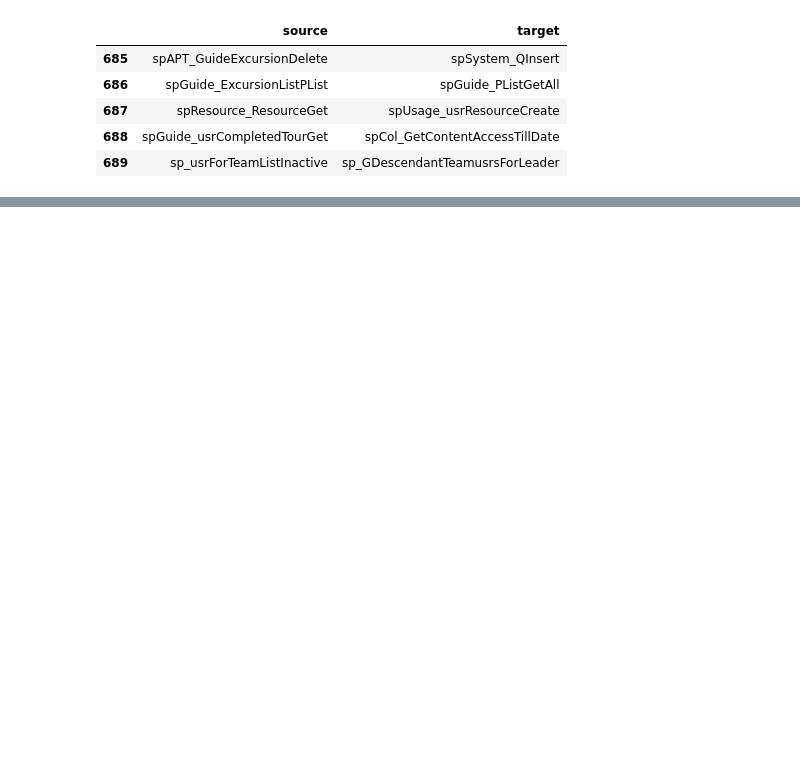
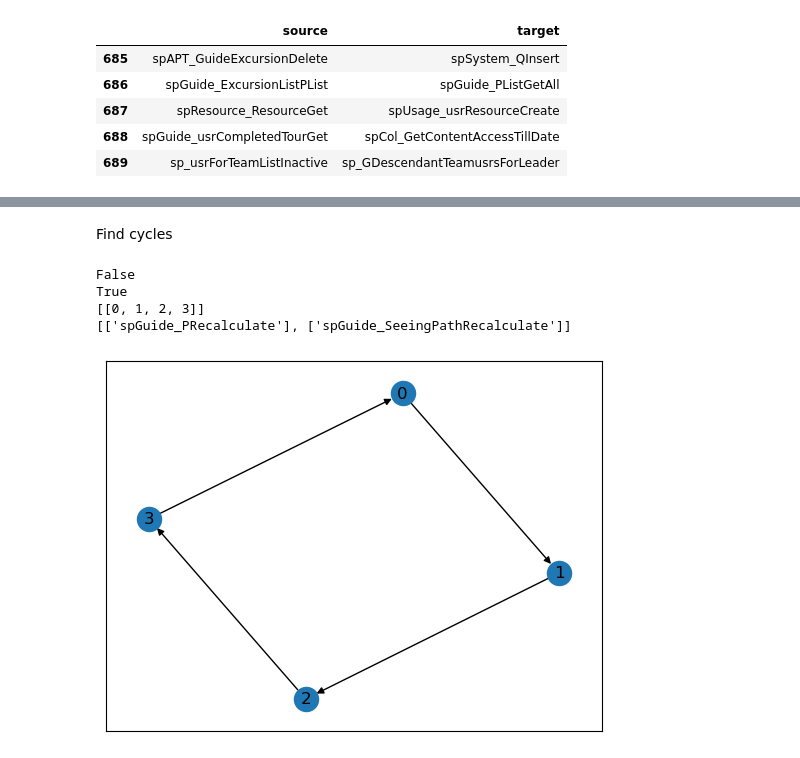
Before and after one commit to webdizz/sp-analysis, a Jupyter notebook: network-graph.ipynb, the cells around one changed output, grey strips where cells are left out. Drawn from its saved outputs; the diff is of its cells as text; code cells hidden in the pictures; blank space fills up the shorter version.

Commit message:
Add implementation for cycles search

```diff
--- a/network-graph.ipynb
+++ b/network-graph.ipynb
@@ -138,3 +138,24 @@ fig.show()
 [interactive output not drawn]
 # %%
 fig.write_html("./reports/sp-network-graph.html")
+# %% [markdown]
+Find cycles
+# %%
+G1 = nx.DiGraph([(0, 1), (1, 2)])
+G1.add_node(3)
+print(nx.is_weakly_connected(G1))  # node 3 is not connected to the graph
+
+G1.add_edge(2, 3)
+G1.add_edge(3, 0)
+print(nx.is_weakly_connected(G1))
+
+print(list(nx.simple_cycles(G1)))
+print(list(nx.simple_cycles(G)))
+
+nx.draw_networkx(G1)
+# %% [output]
+False
+True
+[[0, 1, 2, 3]]
+[['spGuide_PRecalculate'], ['spGuide_SeeingPathRecalculate']]
+[figure, added]
```
Also changed, not shown: parts of 6 cells of this notebook.
